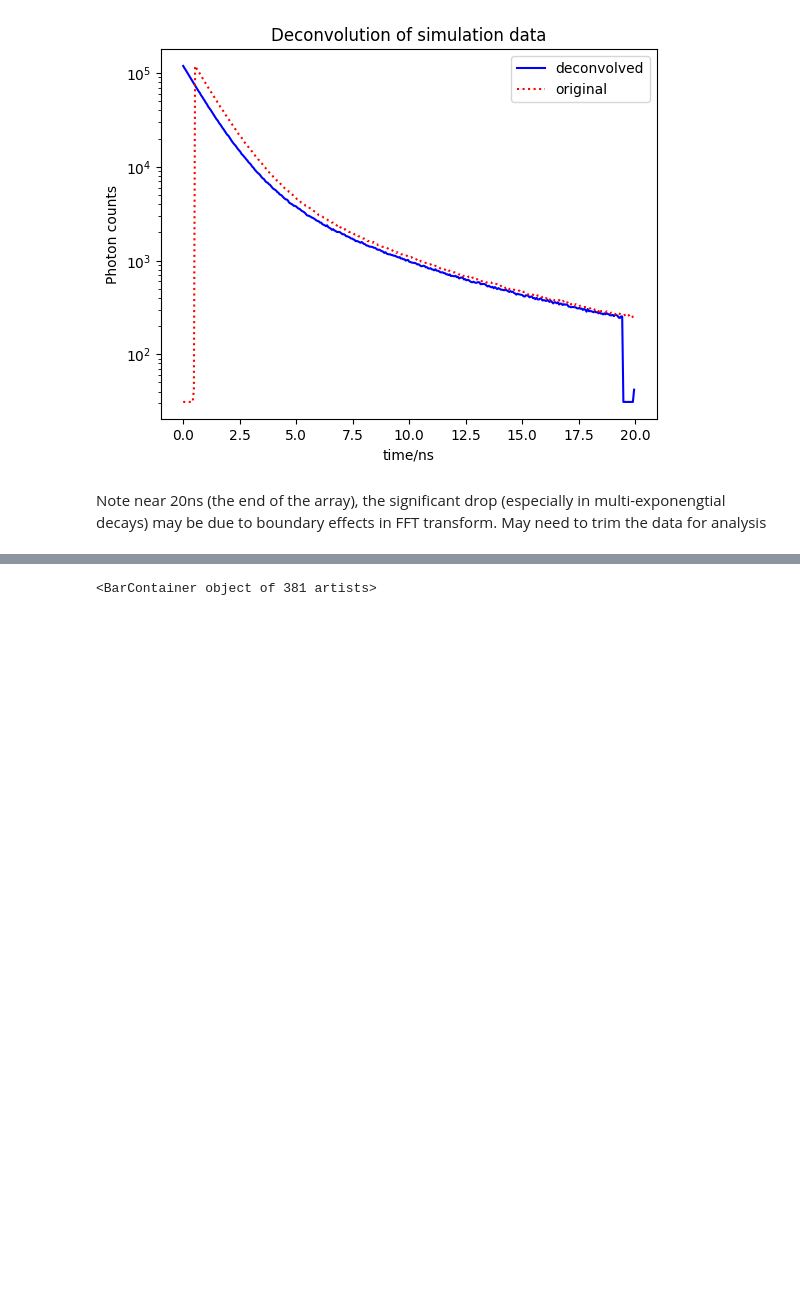
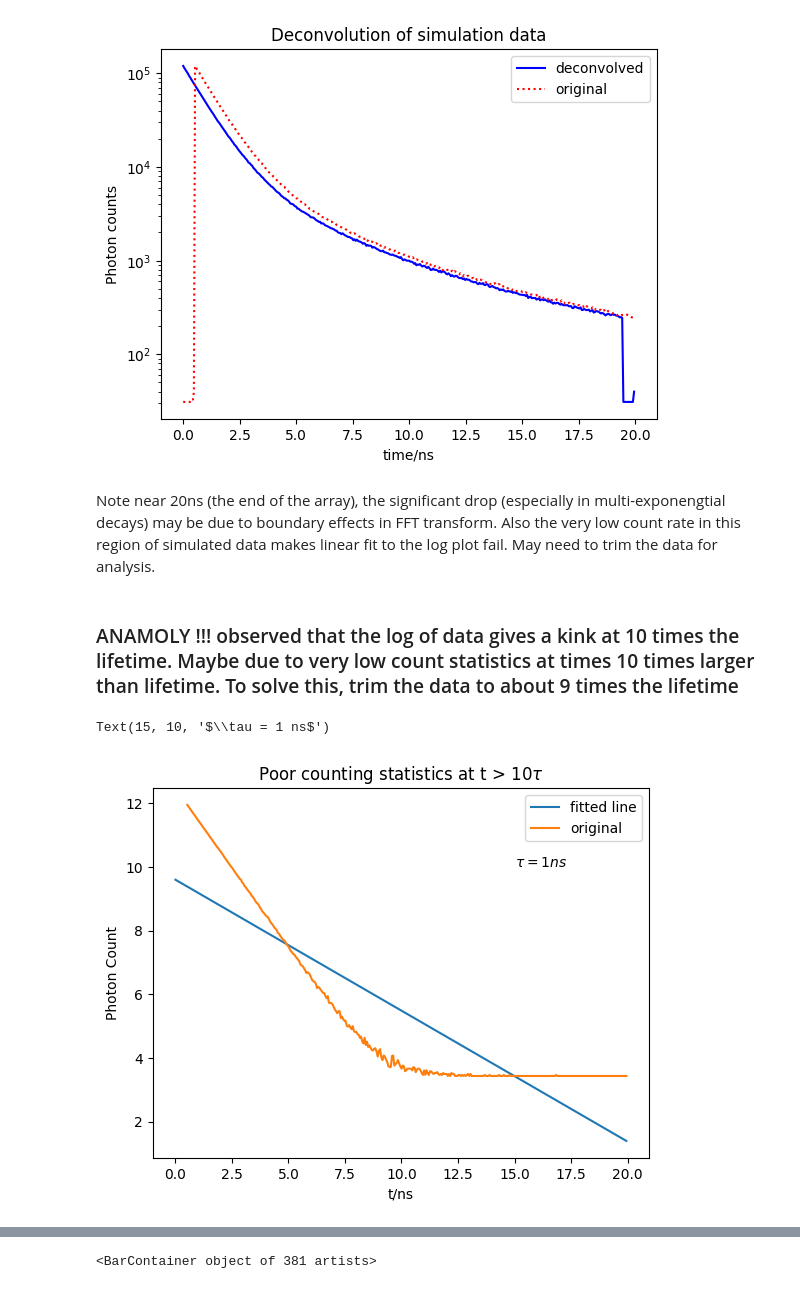
Before and after one commit to ngcnpeter/Y3_Group_Project_2B, a Jupyter notebook: TCSPC-simulation/2Bsimulation.ipynb, the cells around one changed output, grey strips where cells are left out. Drawn from its saved outputs; the diff is of its cells as text; code cells hidden in the pictures; blank space fills up the shorter version.

```diff
--- a/TCSPC-simulation/2Bsimulation.ipynb
+++ b/TCSPC-simulation/2Bsimulation.ipynb
@@ -195,4 +201,22 @@ plt.legend()
 <matplotlib.legend.Legend at 0x...>
 [figure]
 # %% [markdown]
-Note near 20ns (the end of the array), the significant drop (especially in multi-exponengtial decays) may be due to boundary effects in FFT transform. May need to trim the data for analysis
+Note near 20ns (the end of the array), the significant drop (especially in multi-exponengtial decays) may be due to boundary effects in FFT transform. Also the very low count rate in this region of simulated data makes linear fit to the log plot fail. May need to trim the data for analysis.
+# %% [markdown]
+### ANAMOLY !!! observed that the log of data gives a kink at 10 times the lifetime. Maybe due to very low count statistics at times 10 times larger than lifetime. To solve this, trim the data to about 9 times the lifetime
+# %%
+trim = 10
+ydata = mono_exp[0,trim:]
+p,cov = np.polyfit(t[trim:],np.log(ydata),1,cov = True)
+tau_fit = 1/p[0]
+Amp_fit = np.exp(p[1])
+plt.title(r'Poor counting statistics at t > 10$\tau$')
+plt.plot(t,np.poly1d(p)(t),label = 'fitted line')
+plt.plot(t[trim:],np.log(ydata),label = 'original')
+plt.ylabel('Photon Count')
+plt.xlabel('t/ns')
+plt.legend()
+plt.text(15,10,r'$\tau = 1 ns$')
+# %% [output]
+Text(15, 10, '$\\tau = 1 ns$')
+[figure, added]
```
Also changed, not shown: parts of 14 cells of this notebook.
